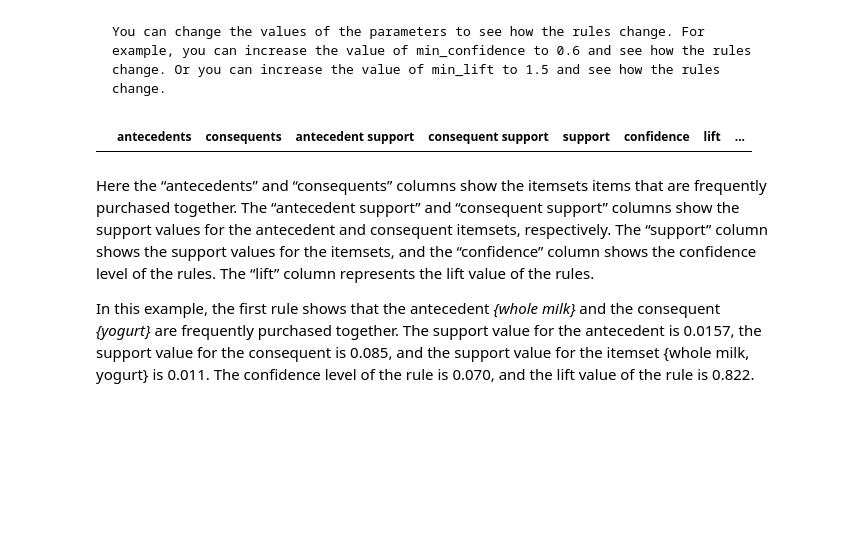
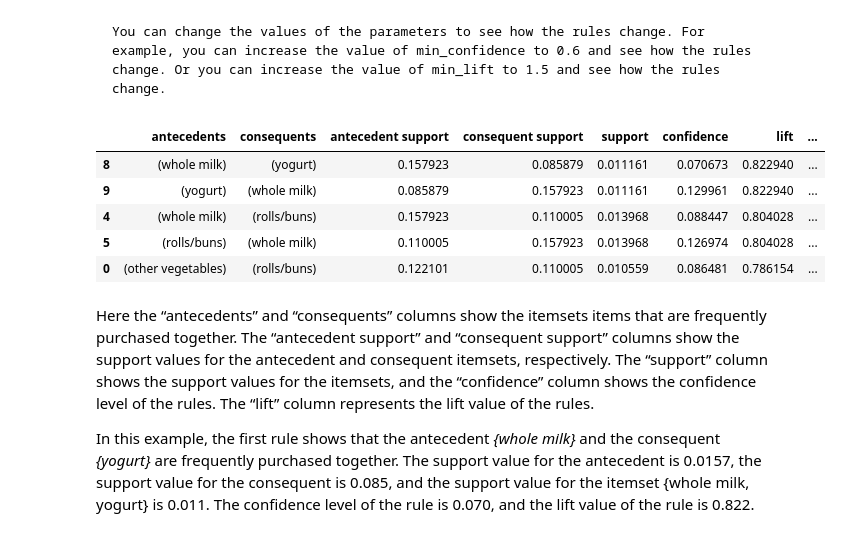
Before and after one commit to safarzadeh-reza/Spatial_Data_Mining_Winter2025, a Jupyter notebook: source/notebooks/L3/association_rules.ipynb, the cells around one changed output. Drawn from its saved outputs; the diff is of its cells as text; code cells hidden in the pictures; blank space fills up the shorter version.

````diff
--- a/source/notebooks/L3/association_rules.ipynb
+++ b/source/notebooks/L3/association_rules.ipynb
@@ -573,0 +306,5 @@ Here is what the one-hot encoded DataFrame looks like:
+# %%
+# Group the data by Invoice_id and itemDescription and count the number of items
+transactions_str = data.groupby(['Invoice_id', 'itemDescription'])['itemDescription'].count().reset_index(name ='Count')
+# Check the first 5 rows of the dataframe
+transactions_str.head(5)
@@ -630,0 +320,6 @@ There are over 80 columns while most people only shop for 2-3 items, which is wh
+# %%
+# Convert the dataframe to a pivot table
+basket = transactions_str.pivot_table(index='Invoice_id', columns='itemDescription', values='Count', aggfunc='sum').fillna(0)
+
+# Check the first 5 rows of the dataframe
+basket.head(5)
@@ -630,0 +343,12 @@ There are over 80 columns while most people only shop for 2-3 items, which is wh
+# %%
+# Convert the values to 1s and 0s
+def encode_units(x):
+    if x <= 0:
+        return 0
+    if x >= 1:
+        return 1
+
+basket_sets = basket.applymap(encode_units)
+
+# Check the first 5 rows of the dataframe
+basket_sets.head(5)
@@ -633,7 +370,7 @@ from mlxtend.frequent_patterns import apriori
 from mlxtend.frequent_patterns import association_rules
 # %%
 # Build up the frequent items
-frequent_itemsets = apriori(basket_sets, min_support=0.00000000001, use_colnames=True)
+frequent_itemsets = apriori(basket_sets, min_support=0.01, use_colnames=True)
 
 # Display the first 5 rows of the dataframe sorted by support
 frequent_itemsets.sort_values(by="support", ascending=False).head(5)
@@ -654,12 +396,17 @@ You can change the values of the parameters to see how the rules change. For exa
 ```
 # %%
 # Generate the rules
-rules = association_rules(frequent_itemsets, metric="lift", min_threshold=0)
+rules = association_rules(frequent_itemsets, metric="lift", min_threshold=0.5)
 
 # Display the first 5 rows of the dataframe sorted by confidence
 rules.sort_values(by="lift", ascending=False).head(5)
 # %% [output]
 |  | antecedents | consequents | antecedent support | consequent support | support | confidence | lift | ... |
+| 8 | (whole milk) | (yogurt) | 0.157923 | 0.085879 | 0.011161 | 0.070673 | 0.822940 | ... |
+| 9 | (yogurt) | (whole milk) | 0.085879 | 0.157923 | 0.011161 | 0.129961 | 0.822940 | ... |
+| 4 | (whole milk) | (rolls/buns) | 0.157923 | 0.110005 | 0.013968 | 0.088447 | 0.804028 | ... |
+| 5 | (rolls/buns) | (whole milk) | 0.110005 | 0.157923 | 0.013968 | 0.126974 | 0.804028 | ... |
+| 0 | (other vegetables) | (rolls/buns) | 0.122101 | 0.110005 | 0.010559 | 0.086481 | 0.786154 | ... |
 # %% [markdown]
 Here the “antecedents” and “consequents” columns show the itemsets items that are frequently purchased together. The “antecedent support” and “consequent support” columns show the support values for the antecedent and consequent itemsets, respectively. The “support” column shows the support values for the itemsets, and the “confidence” column shows the confidence level of the rules. The “lift” column represents the lift value of the rules.
 
````
Also changed, not shown: parts of 44 cells of this notebook, 1 other file.
